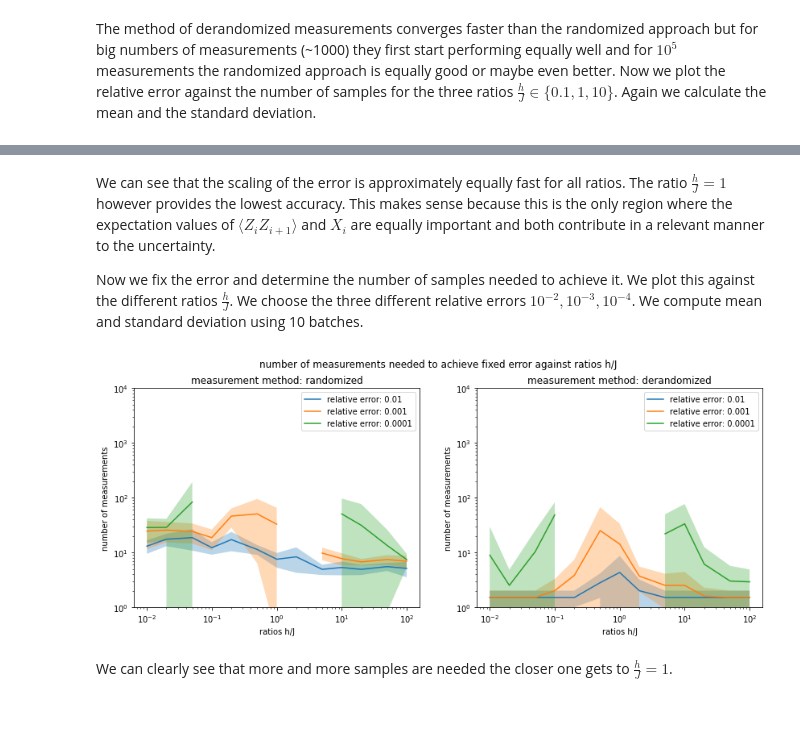
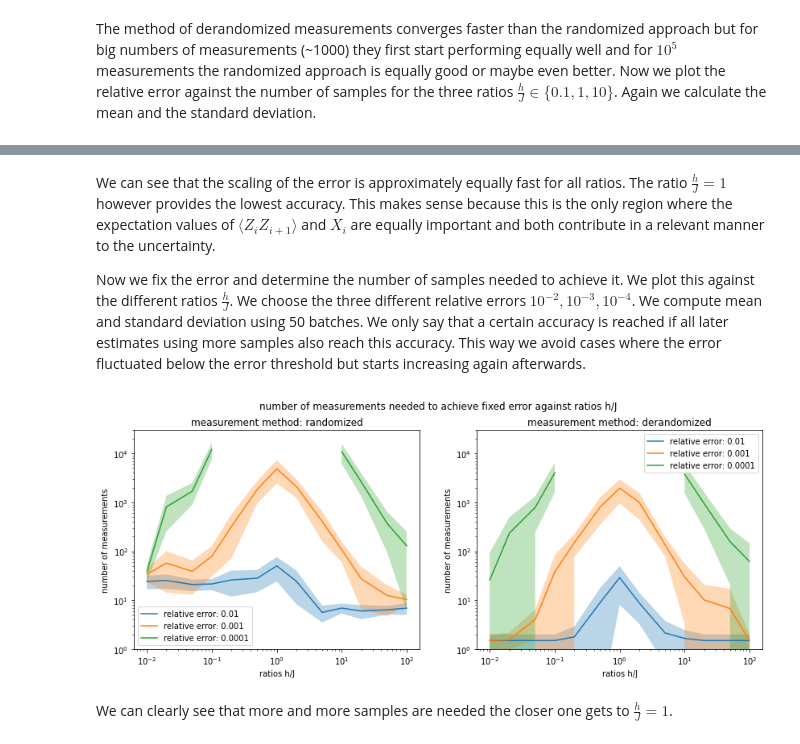
Before and after one commit to LennartBuerger/classical-shadows-for-1d-TFIM-energy-estimation, a Jupyter notebook: display_data/shadow_performance_analysis.ipynb, the cells around one changed output, grey strips where cells are left out. Saved outputs shown, nothing was run; the diff lists cells and outputs as text; code cells hidden in the pictures; blank space fills up the shorter version.

```diff
--- a/display_data/shadow_performance_analysis.ipynb
+++ b/display_data/shadow_performance_analysis.ipynb
@@ -286,11 +260,13 @@ $X_i$ are equally important and both contribute in a relevant manner to the unce
 
 Now we fix the error and determine the number of samples needed to achieve it. We plot this
 against the different ratios $\frac{h}{J}$. We choose the three different relative errors
-$10^{-2}, 10^{-3}, 10^{-4}$. We compute mean and standard deviation using 10 batches.
+$10^{-2}, 10^{-3}, 10^{-4}$. We compute mean and standard deviation using 50 batches.
+We only say that a certain accuracy is reached if all later estimates using more samples also reach this accuracy.
+This way we avoid cases where the error fluctuated below the error threshold but starts increasing again afterwards.
 # %%
 fixed_errors = np.array([1e-2, 1e-3, 1e-4])
-batches = 10
-sample_size_intervals = np.append(np.arange(0, 20, 1),np.append(np.arange(20, 200, 10), np.append(np.arange(200, 2000, 100), np.arange(2000, 10000, 500))))
+batches = 50
+sample_size_intervals = np.append(np.arange(1, 20, 1),np.append(np.arange(20, 200, 10), np.append(np.arange(200, 2000, 100), np.arange(2000, 20000, 500))))
 error_mean = np.zeros((np.size(sample_size_intervals), np.size(measurement_methods), np.size(ratios_h_j)))
 error_std = np.zeros((np.size(sample_size_intervals), np.size(measurement_methods), np.size(ratios_h_j)))
 error_list = np.zeros((batches, np.size(sample_size_intervals), np.size(measurement_methods), np.size(ratios_h_j)))
@@ -302,48 +278,61 @@ for l in range(0, 2):
                               str(ratios_h_j[i])+'_qubit_num_'+str(qubit_num)+'_method_'+measurement_methods[l]+'.npy')
         save_direc_index = Path('data/shadow_measurements/measurement_index_ratio_'+\
                               str(ratios_h_j[i])+'_qubit_num_'+str(qubit_num)+'_method_'+measurement_methods[l]+'.npy')
-        measurement_procedure = np.load(save_direc_procedure, allow_pickle='TRUE')
-        measurement_index = np.load(save_direc_index, allow_pickle='TRUE')
+        measurement_procedure = np.lib.format.open_memmap(save_direc_procedure, dtype=np.str_, mode='r')
+        measurement_index = np.lib.format.open_memmap(save_direc_index, dtype=np.int32, mode='r')
         for k in range(0, batches):
             for j in range(0, np.size(sample_size_intervals)):
-                measurements = conversion_to_prediction_shadow_dict_shape(measurement_procedure,
-                                                                          measurement_index, qubit_num)[k*sample_size_intervals[j]:(k+1)*sample_size_intervals[j]]
+                measurements = conversion_to_prediction_shadow_dict_shape(measurement_procedure[k*sample_size_intervals[j]:(k+1)*sample_size_intervals[j]],
+                                                                          measurement_index[k*sample_size_intervals[j]:(k+1)*sample_size_intervals[j]], qubit_num)
                 energy_shadow[j] = TfimHamiltonianOpenFermion(qubit_num,
                                                            ratios_h_j[i], 1, 'periodic').energy_shadow(None,
                                                                                                        sample_size_intervals[j],
                                                                                                        measurement_methods[l], measurements)
                 error_list[k,:,l,i] = np.abs(energy_shadow - energy_brute) / np.abs(energy_brute) / qubit_num
+
+save_direc_error_list = Path('data/shadow_measurements/error_list.npy')
+np.save(save_direc_error_list, error_list)
+# %%
+save_direc_error_list = Path('data/shadow_measurements/error_list.npy')
+error_list = np.load(save_direc_error_list, allow_pickle='TRUE')
 # %%
 fixed_errors = np.array([1e-2, 1e-3, 1e-4])
-batches = 10
+batches = 50
+sample_size_intervals = np.append(np.arange(1, 20, 1),np.append(np.arange(20, 200, 10), np.append(np.arange(200, 2000, 100), np.arange(2000, 20000, 500))))
 fig, axs = plt.subplots(1, 2)
 fig.set_figheight(5)
 fig.set_figwidth(14)
 fig.suptitle('number of measurements needed to achieve fixed error against ratios h/J')
 
 for l in range(0,2):
     for e in range(0, np.size(fixed_errors)):
         sample_size = np.zeros((batches, np.size(ratios_h_j)))
         for i in range(0, np.size(ratios_h_j)):
             for k in range(0, batches):
                 pos = np.where(error_list[k,:,l,i] <= fixed_errors[e])[0]
                 if pos.size == 0:
                     sample_size[k,i] = None
                 else:
-                    sample_size[k,i] = sample_size_intervals[pos[0]]
+                    for p in range(0, pos.size):
+                        if pos.size - p == np.size(sample_size_intervals[pos[p]:]):
+                            sample_size[k,i] = sample_size_intervals[pos[p]]
+                            break
+                        if p == pos.size - 1:
+                            sample_size[k,i] = None
         sample_size_mean = np.mean(sample_size, axis=0)
         sample_size_std = np.std(sample_size, axis=0)
-        if fixed_errors[e] != 1e-4:
-            axs[l].errorbar(ratios_h_j, sample_size_mean, label = 'relative error: ' + str(fixed_errors[e]))
-            axs[l].fill_between(ratios_h_j, sample_size_mean - sample_size_std, sample_size_mean + sample_size_std, alpha = 0.3)
-        else:
-            axs[l].errorbar(ratios_h_j, sample_size_mean, label = 'relative error: ' + str(fixed_errors[e]))
-            axs[l].fill_between(ratios_h_j, sample_size_mean - sample_size_std, sample_size_mean + sample_size_std, alpha = 0.3)
+        for rat in range(0, np.size(ratios_h_j)):
+            for bat in range(0, batches):
+               if sample_size[bat, rat] is None:
+                    sample_size_mean[rat] = None
+                    sample_size_std[rat] = None
+        axs[l].errorbar(ratios_h_j, sample_size_mean, label = 'relative error: ' + str(fixed_errors[e]))
+        axs[l].fill_between(ratios_h_j, sample_size_mean - sample_size_std, sample_size_mean + sample_size_std, alpha = 0.3)
         axs[l].legend()
-        axs[l].set_ylim([1, 10**4])
+        axs[l].set_ylim([1, 3*10**4])
         axs[l].set_title('measurement method: ' + str(measurement_methods[l]))
         axs[l].set(xscale='log', yscale='log', xlabel='ratios h/J', ylabel = 'number of measurements')
 # %% [output]
-[figure, old version]
+[figure, new version]
 # %% [markdown]
 We can clearly see that more and more samples are needed the closer one gets to $\frac{h}{J} = 1$.
```
Also changed, not shown: parts of 12 cells of this notebook, 4 other files.
